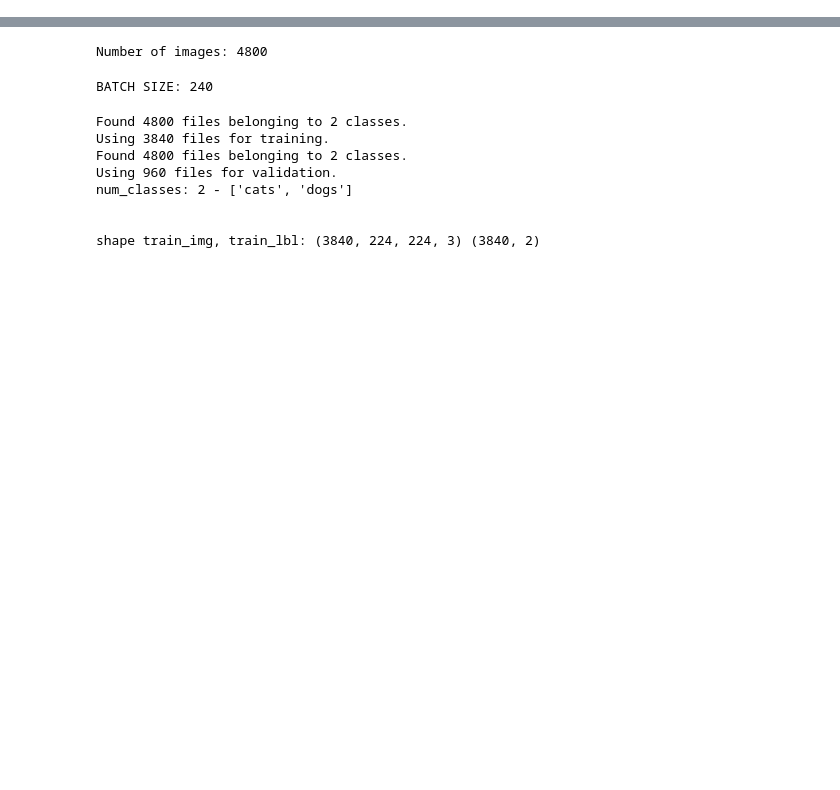
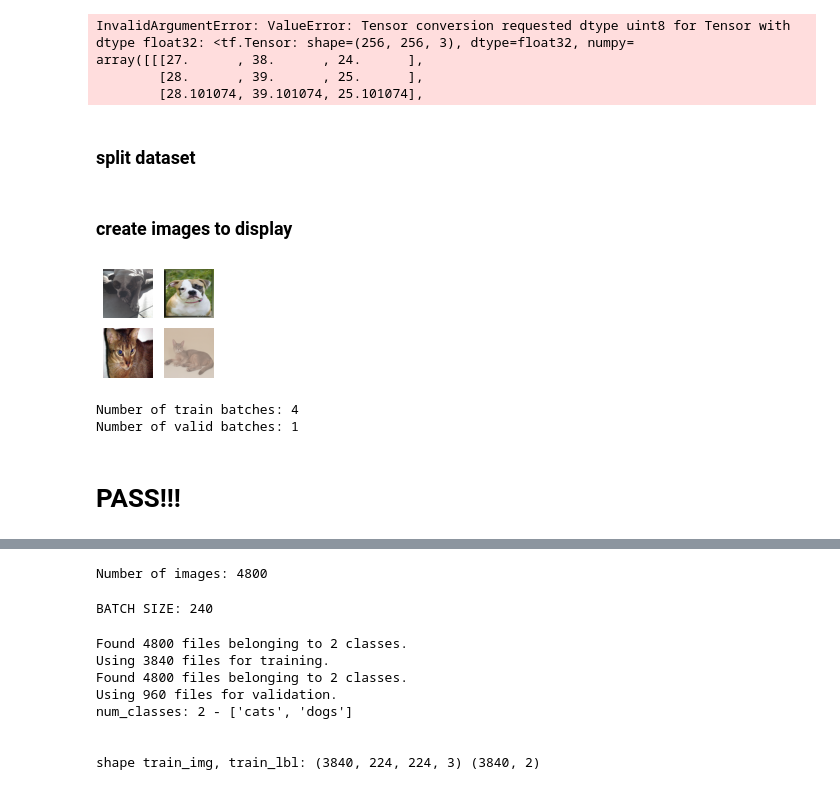
Before and after one commit to CSMaus/AutoencodersAndOther, a Jupyter notebook: CVAE_Pets_FC.ipynb, the cells around one changed output, grey strips where cells are left out. Drawn from its saved outputs; the diff is of its cells as text; code cells hidden in the pictures; blank space fills up the shorter version.

```diff
--- a/CVAE_Pets_FC.ipynb
+++ b/CVAE_Pets_FC.ipynb
@@ -14,0 +47,17 @@ import parameters as p
+# %%
+# Initialize the dataloader object
+dataset = MyDataLoader(
+    image_paths=image_paths,
+    mask_paths=mask_paths,
+    image_size=(ims, ims),
+    channels=(3, 1),
+    augment=True,
+    compose=False,
+    seed=47)
+
+# channels=(3, 1) is loading images as rgb (3 channels) and masks and gray-colored (1 channel)
+# %%
+# Parse the images and masks, and return the data in batches, augmented optionally.
+dataset = dataset.data_batch(
+    batch_size=batch_size,
+    shuffle=True)
@@ -14,0 +79,12 @@ import parameters as p
+# %%
+for images, labels in dataset.take(1):
+    print(np.shape(images))
+    print(np.shape(labels))
+    # valid_img = images
+    # valid_img = np.array(valid_img).astype('float32') / 255.
+    # valid_lbl = labels
+# %% [output]
+InvalidArgumentError: ValueError: Tensor conversion requested dtype uint8 for Tensor with dtype float32: <tf.Tensor: shape=(256, 256, 3), dtype=float32, numpy=
+array([[[27.      , 38.      , 24.      ],
+        [28.      , 39.      , 25.      ],
+        [28.101074, 39.101074, 25.101074],
@@ -14,0 +100,27 @@ import parameters as p
+# %% [markdown]
+### split dataset
+# %%
+valid_ds = dataset.take(1)
+train_ds = dataset.skip(1)
+# %% [markdown]
+### create images to display
+# %%
+# press l
+plt.figure(figsize=(2, 2))
+for images, labels in train_ds.take(1):
+    for i in range(4):
+        ax = plt.subplot(2, 2, i + 1)
+        plt.imshow(images[i].numpy().astype("uint8"))
+        # plt.title(class_names[labels[i]])
+        plt.axis("off")
+plt.show()
+
+val_batches = tf.data.experimental.cardinality(valid_ds)
+# %% [output]
+[figure, added]
+# %%
+print('Number of train batches: %d' % tf.data.experimental.cardinality(train_ds))
+print('Number of valid batches: %d' % tf.data.experimental.cardinality(valid_ds))
+# %% [output]
+Number of train batches: 4
+Number of valid batches: 1
@@ -14,0 +145,2 @@ import parameters as p
+# %% [markdown]
+# PASS!!!
```
Also changed, not shown: parts of 32 cells of this notebook, 5 other files.
